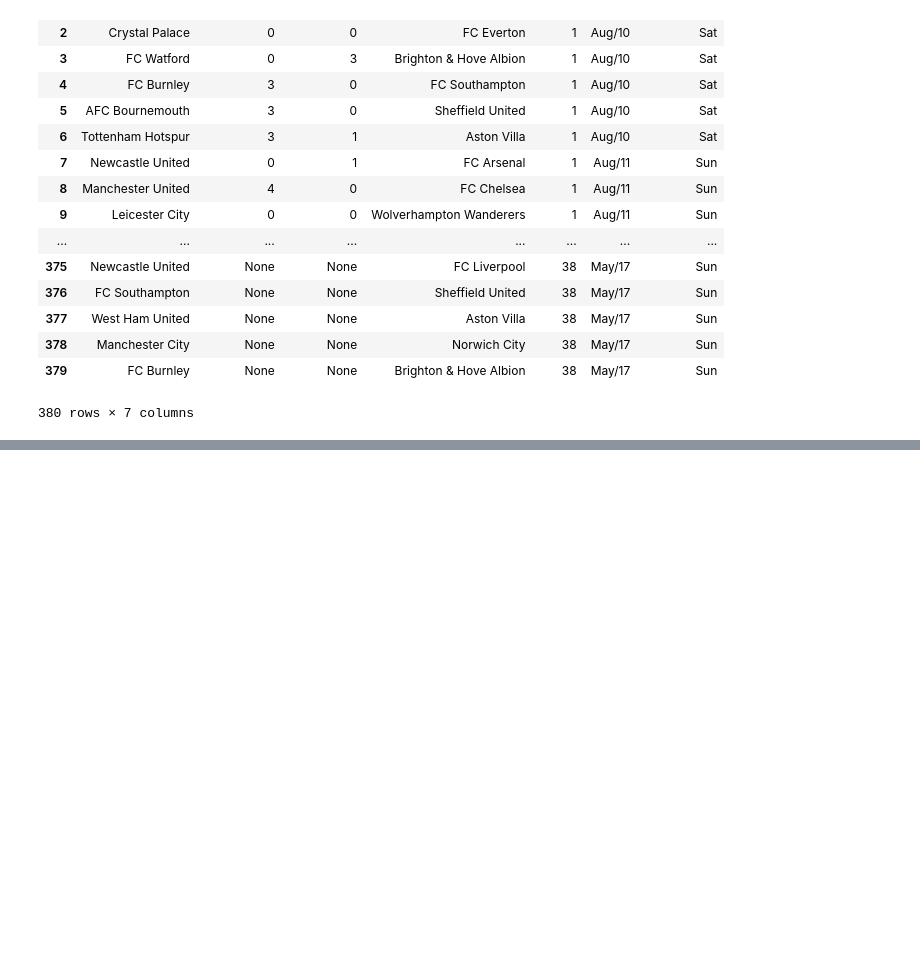
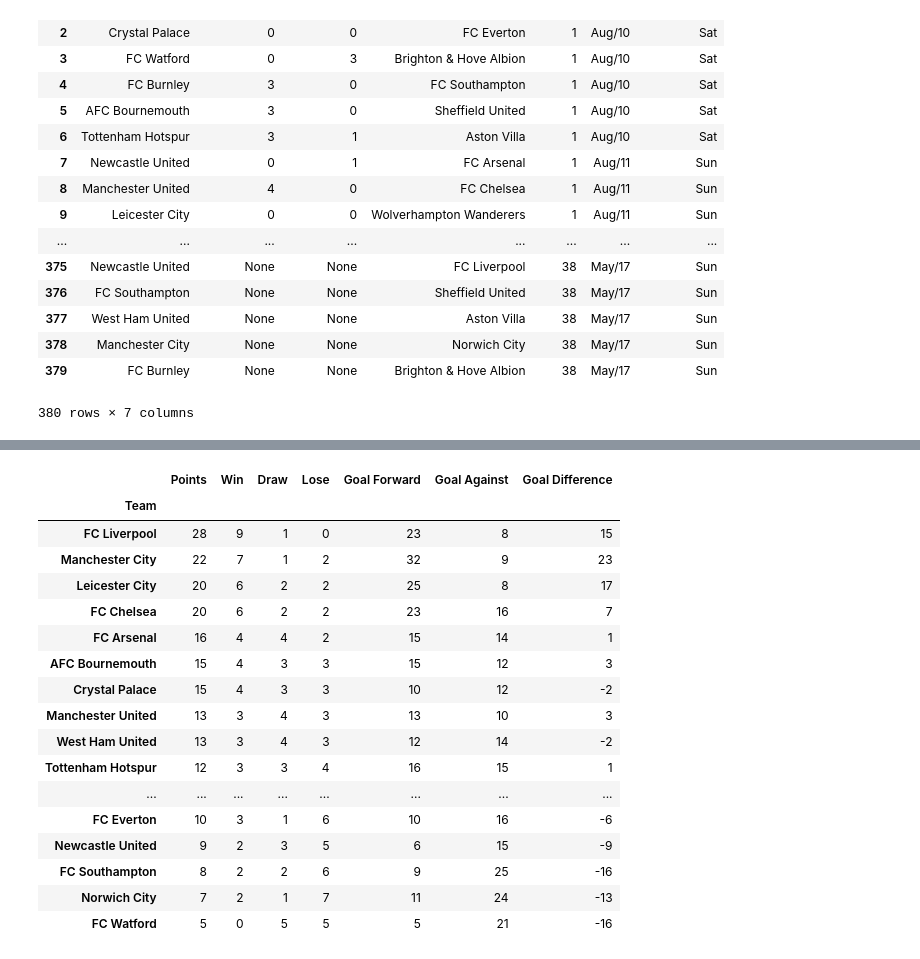
Before and after one commit to frankimi/Premier-League-Standing, a Jupyter notebook: Premier League 2019-2020 Analysis.ipynb, the cells around one changed output, grey strips where cells are left out. Drawn from its saved outputs; the diff is of its cells as text; code cells hidden in the pictures; blank space fills up the shorter version.

```diff
--- a/Premier League 2019-2020 Analysis.ipynb
+++ b/Premier League 2019-2020 Analysis.ipynb
@@ -122,0 +164,58 @@ results_df[(results_df['Home'] == 'FC Chelsea') | (results_df['Away'] == 'FC Che
+# %%
+for index, row in results_df.iterrows():
+    if row['Home Score'] == None:
+        break
+    else:
+        home_team = results_df.loc[index]['Home']
+        away_team = results_df.loc[index]['Away']
+
+        # Goals
+        standings_df['Goal Forward'][home_team] += results_df.loc[index]['Home Score']
+        standings_df['Goal Against'][home_team] += results_df.loc[index]['Away Score']
+
+        standings_df['Goal Forward'][away_team] += results_df.loc[index]['Away Score']
+        standings_df['Goal Against'][away_team] += results_df.loc[index]['Home Score']
+
+
+        # Points and WDL
+        if row['Home Score'] > row['Away Score']:
+            standings_df['Points'][home_team] += 3
+
+            standings_df['Win'][home_team] += 1
+            standings_df['Lose'][away_team] += 1
+
+        elif row['Home Score'] == row['Away Score']:
+            standings_df['Points'][home_team] += 1
+            standings_df['Points'][away_team] += 1
+
+            standings_df['Draw'][home_team] += 1
+            standings_df['Draw'][away_team] += 1
+        else:
+            standings_df['Points'][away_team] += 3
+
+            standings_df['Lose'][home_team] += 1
+            standings_df['Win'][away_team] += 1
+
+standings_df['Goal Difference'] = standings_df['Goal Forward'] - standings_df['Goal Against']
+standings_df = standings_df.sort_values(by=['Points','Goal Difference','Goal Forward'], ascending=False)
+
+standings_df
+# %% [output]
+|  | Points | Win | Draw | Lose | Goal Forward | Goal Against | Goal Difference |
+| Team |  |  |  |  |  |  |  |
+| FC Liverpool | 28 | 9 | 1 | 0 | 23 | 8 | 15 |
+| Manchester City | 22 | 7 | 1 | 2 | 32 | 9 | 23 |
+| Leicester City | 20 | 6 | 2 | 2 | 25 | 8 | 17 |
+| FC Chelsea | 20 | 6 | 2 | 2 | 23 | 16 | 7 |
+| FC Arsenal | 16 | 4 | 4 | 2 | 15 | 14 | 1 |
+| AFC Bournemouth | 15 | 4 | 3 | 3 | 15 | 12 | 3 |
+| Crystal Palace | 15 | 4 | 3 | 3 | 10 | 12 | -2 |
+| Manchester United | 13 | 3 | 4 | 3 | 13 | 10 | 3 |
+| West Ham United | 13 | 3 | 4 | 3 | 12 | 14 | -2 |
+| Tottenham Hotspur | 12 | 3 | 3 | 4 | 16 | 15 | 1 |
+| ... | ... | ... | ... | ... | ... | ... | ... |
+| FC Everton | 10 | 3 | 1 | 6 | 10 | 16 | -6 |
+| Newcastle United | 9 | 2 | 3 | 5 | 6 | 15 | -9 |
+| FC Southampton | 8 | 2 | 2 | 6 | 9 | 25 | -16 |
+| Norwich City | 7 | 2 | 1 | 7 | 11 | 24 | -13 |
+| FC Watford | 5 | 0 | 5 | 5 | 5 | 21 | -16 |
```
Also changed, not shown: parts of 4 cells of this notebook.
